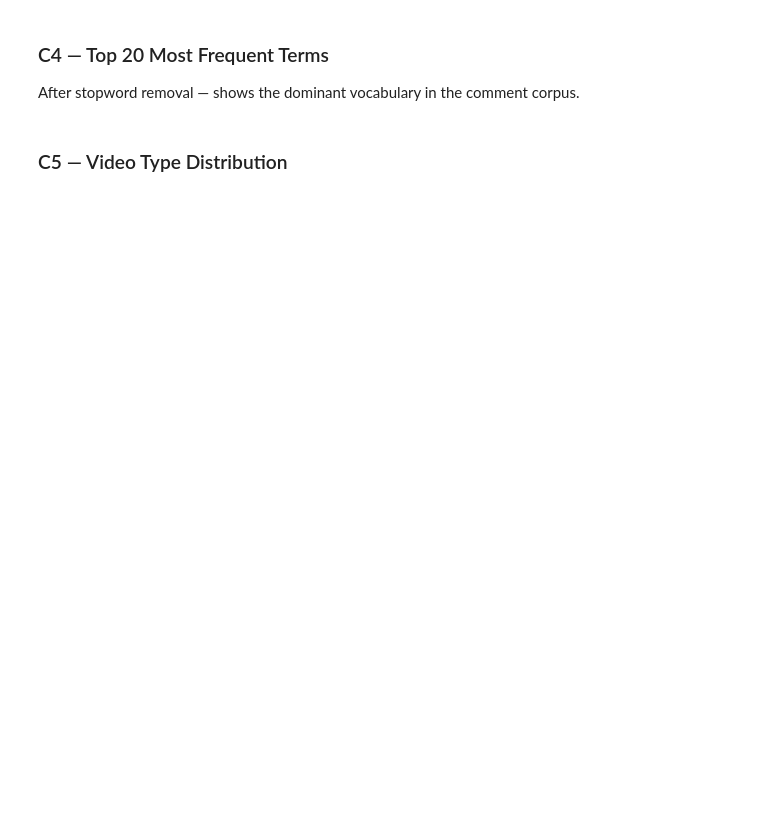
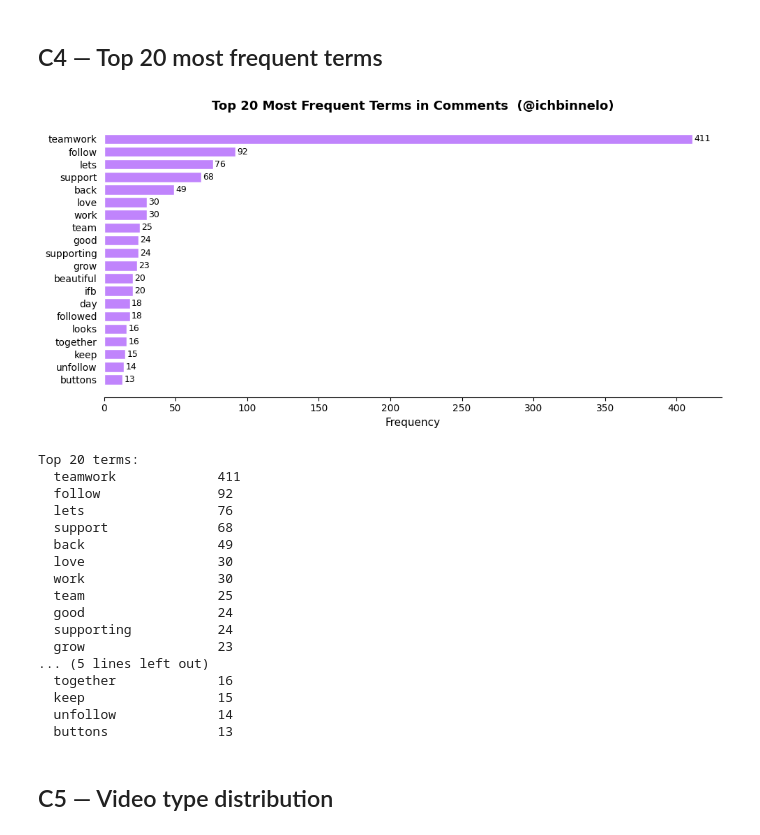
Before and after one commit to Chinel0/tiktok-creator-intelligence, a Jupyter notebook: NLP_Tiktok.ipynb, the cells around one changed output. Drawn from its saved outputs; the diff is of its cells as text; code cells hidden in the pictures; blank space fills up the shorter version.

```diff
--- a/NLP_Tiktok.ipynb
+++ b/NLP_Tiktok.ipynb
@@ -90,14 +0,0 @@ Then run the cell below. It will collect all your videos and comments into `data
-# %%
-import os
-from pathlib import Path
-
-data_folder = Path('./data')
-files = [f for f in data_folder.iterdir() if f.suffix == '.csv']
-
-if files:
-    print('CSV files in data/ folder:')
-    for f in sorted(files):
-        size_kb = f.stat().st_size / 1024
-        print(f'  {f.name}  ({size_kb:.1f} KB)')
-else:
-    print('No CSV files found yet. Run the scraper in Step 6 first.')
@@ -258,47 +146,60 @@ print(f'Longest comment: {word_counts.max()} words.')
-# %% [markdown]
-### C4 — Top 20 Most Frequent Terms
-
-After stopword removal — shows the dominant vocabulary in the comment corpus.
+# %% [markdown]
+## C4 — Top 20 most frequent terms
 # %%
 from collections import Counter
 from nltk.corpus import stopwords
 import matplotlib.pyplot as plt
 
 STOPWORDS = set(stopwords.words('english')) | {
-    'like', 'just', 'get', 'got', 'one', 'also', 'going', 'know', 'want',
-    'lol', 'omg', 'iam', 'im', 'ur', 'u', 'dont', 'cant', 'its', 'thats',
-    'yes', 'hey', 'hi', 'ok', 'okay', 'done', 'ily', 'haha', 'pls', 'plz',
+    'like','just','get','got','one','also','going','know','want',
+    'lol','omg','im','ur','u','dont','cant','its','thats',
+    'yes','hey','hi','ok','okay','done','haha','pls','plz',
 }
 
 all_tokens = []
 for text in comments['comment_text'].dropna():
-    cleaned = clean_text(str(text))
-    tokens  = [t for t in cleaned.split() if t not in STOPWORDS and len(t) >= 3]
+    tokens = [t for t in clean_text(str(text)).split() if t not in STOPWORDS and len(t) >= 3]
     all_tokens.extend(tokens)
 
 top20 = Counter(all_tokens).most_common(20)
 words, counts = zip(*top20)
 
 fig, ax = plt.subplots(figsize=(10, 5))
 bars = ax.barh(list(reversed(words)), list(reversed(counts)), color='#c084fc', edgecolor='white')
-ax.set_title('Top 20 Most Frequent Terms in Comments  (@ichbinnelo)',
-             fontsize=13, fontweight='bold', pad=12)
+ax.set_title('Top 20 Most Frequent Terms in Comments  (@ichbinnelo)', fontsize=13, fontweight='bold', pad=12)
 ax.set_xlabel('Frequency', fontsize=11)
 ax.spines[['top','right','left']].set_visible(False)
 ax.tick_params(left=False)
 for bar, count in zip(bars, reversed(counts)):
-    ax.text(bar.get_width() + 1, bar.get_y() + bar.get_height()/2,
-            str(count), va='center', fontsize=9, color='#555')
-
+    ax.text(bar.get_width() + 1, bar.get_y() + bar.get_height()/2, str(count), va='center', fontsize=9)
 plt.tight_layout()
 plt.savefig('data/eda_top_terms.png', dpi=150, bbox_inches='tight')
 plt.show()
 
-print('Top 20 terms and counts:')
+print('Top 20 terms:')
 for word, count in top20:
     print(f'  {word:<20} {count}')
+# %% [output]
+[figure, added]
+Top 20 terms:
+  teamwork             411
+  follow               92
+  lets                 76
+  support              68
+  back                 49
+  love                 30
+  work                 30
+  team                 25
+  good                 24
+  supporting           24
+  grow                 23
+... (5 lines left out)
+  together             16
+  keep                 15
+  unfollow             14
+  buttons              13
 # %% [markdown]
-### C5 — Video Type Distribution
+## C5 — Video type distribution
 # %%
 import matplotlib.pyplot as plt
 
```
Also changed, not shown: parts of 36 cells of this notebook.
